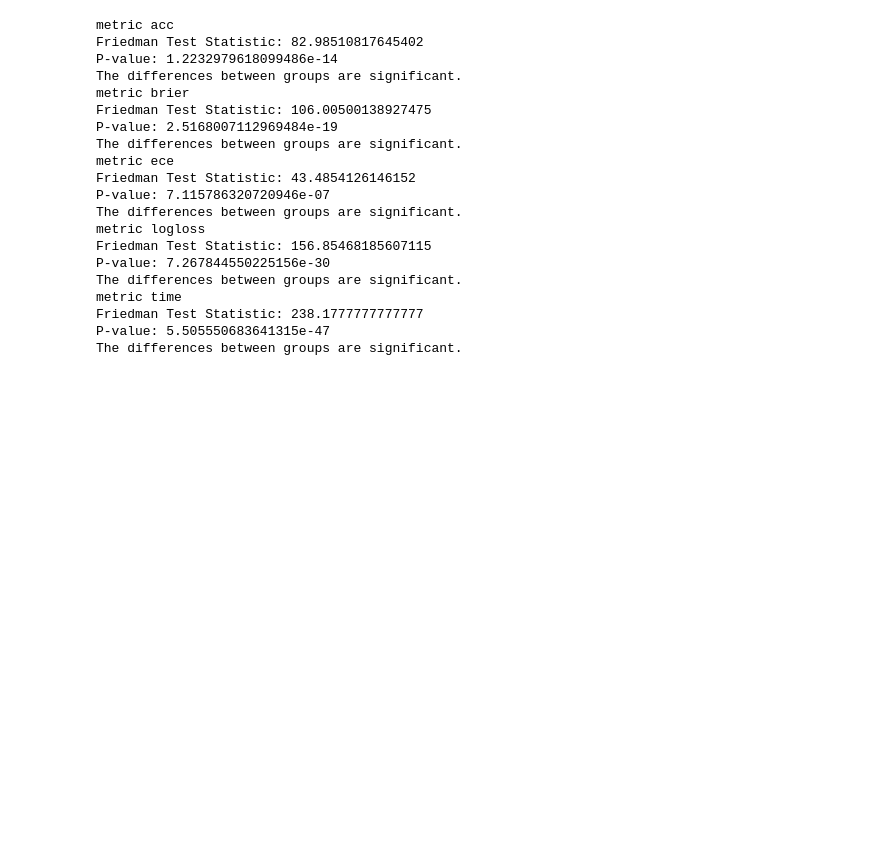
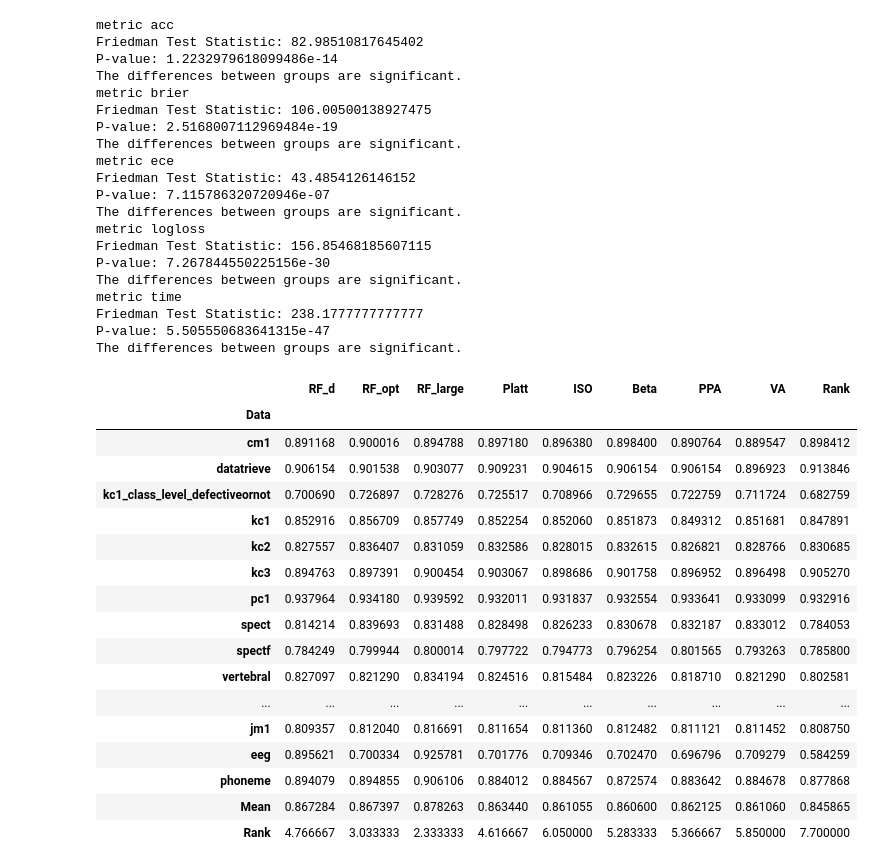
Before and after one commit to mhshaker/RF_ranking_calibration, a Jupyter notebook: Experiments/Data manipulation/3_real_data.ipynb, the cells around one changed output. Drawn from its saved outputs; the diff is of its cells as text; code cells hidden in the pictures; blank space fills up the shorter version.

```diff
--- a/Experiments/Data manipulation/3_real_data.ipynb
+++ b/Experiments/Data manipulation/3_real_data.ipynb
@@ -57,6 +57,7 @@ params = {
     #                   "DT", "LR", "SVM", "NN", "GNB"
     #                   ],
 
+
     "metrics": ["acc", "brier", "ece", "logloss", "time"],
 
     # calib param
@@ -75,8 +76,8 @@ params = {
                     "max_depth":  np.arange(2, 100).tolist(), # [None, 5, 10, 15, 20, 30, 50], #
                     "criterion": ["gini", "entropy"],
                     "max_features": ['sqrt', 'log2', None],
-                    "min_samples_split": [2, 5, 10],
-                    "min_samples_leaf":  [1, 2, 4],
+                    "min_samples_split": np.arange(2, 11).tolist(),
+                    "min_samples_leaf":  np.arange(1, 11).tolist(),
                     # 'bootstrap': [True, False],                # Whether bootstrap samples are used
                     'class_weight': [None, 'balanced', 'balanced_subsample'],  # Weight for each class
                     "oob_score": [False]
@@ -200,3 +201,24 @@ P-value: 5.505550683641315e-47
 The differences between groups are significant.
 # %%
 ct.save_metrics_to_latex(tables, params["metrics"], params['exp_name'])
+# %%
+tables["acc"]
+# %% [output]
+|  | RF_d | RF_opt | RF_large | Platt | ISO | Beta | PPA | VA | Rank |
+| Data |  |  |  |  |  |  |  |  |  |
+| cm1 | 0.891168 | 0.900016 | 0.894788 | 0.897180 | 0.896380 | 0.898400 | 0.890764 | 0.889547 | 0.898412 |
+| datatrieve | 0.906154 | 0.901538 | 0.903077 | 0.909231 | 0.904615 | 0.906154 | 0.906154 | 0.896923 | 0.913846 |
+| kc1_class_level_defectiveornot | 0.700690 | 0.726897 | 0.728276 | 0.725517 | 0.708966 | 0.729655 | 0.722759 | 0.711724 | 0.682759 |
+| kc1 | 0.852916 | 0.856709 | 0.857749 | 0.852254 | 0.852060 | 0.851873 | 0.849312 | 0.851681 | 0.847891 |
+| kc2 | 0.827557 | 0.836407 | 0.831059 | 0.832586 | 0.828015 | 0.832615 | 0.826821 | 0.828766 | 0.830685 |
+| kc3 | 0.894763 | 0.897391 | 0.900454 | 0.903067 | 0.898686 | 0.901758 | 0.896952 | 0.896498 | 0.905270 |
+| pc1 | 0.937964 | 0.934180 | 0.939592 | 0.932011 | 0.931837 | 0.932554 | 0.933641 | 0.933099 | 0.932916 |
+| spect | 0.814214 | 0.839693 | 0.831488 | 0.828498 | 0.826233 | 0.830678 | 0.832187 | 0.833012 | 0.784053 |
+| spectf | 0.784249 | 0.799944 | 0.800014 | 0.797722 | 0.794773 | 0.796254 | 0.801565 | 0.793263 | 0.785800 |
+| vertebral | 0.827097 | 0.821290 | 0.834194 | 0.824516 | 0.815484 | 0.823226 | 0.818710 | 0.821290 | 0.802581 |
+| ... | ... | ... | ... | ... | ... | ... | ... | ... | ... |
+| jm1 | 0.809357 | 0.812040 | 0.816691 | 0.811654 | 0.811360 | 0.812482 | 0.811121 | 0.811452 | 0.808750 |
+| eeg | 0.895621 | 0.700334 | 0.925781 | 0.701776 | 0.709346 | 0.702470 | 0.696796 | 0.709279 | 0.584259 |
+| phoneme | 0.894079 | 0.894855 | 0.906106 | 0.884012 | 0.884567 | 0.872574 | 0.883642 | 0.884678 | 0.877868 |
+| Mean | 0.867284 | 0.867397 | 0.878263 | 0.863440 | 0.861055 | 0.860600 | 0.862125 | 0.861060 | 0.845865 |
+| Rank | 4.766667 | 3.033333 | 2.333333 | 4.616667 | 6.050000 | 5.283333 | 5.366667 | 5.850000 | 7.700000 |
```
Also changed, not shown: 4 other files.
